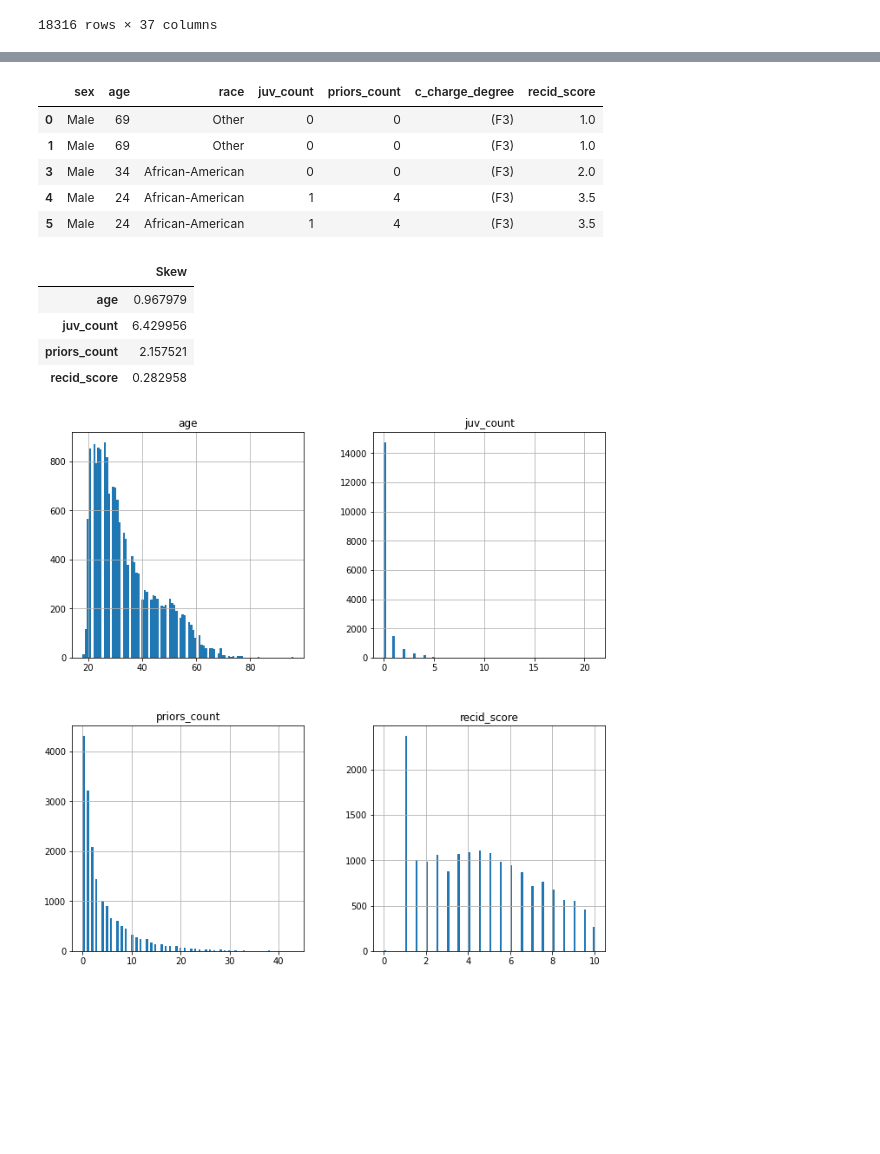
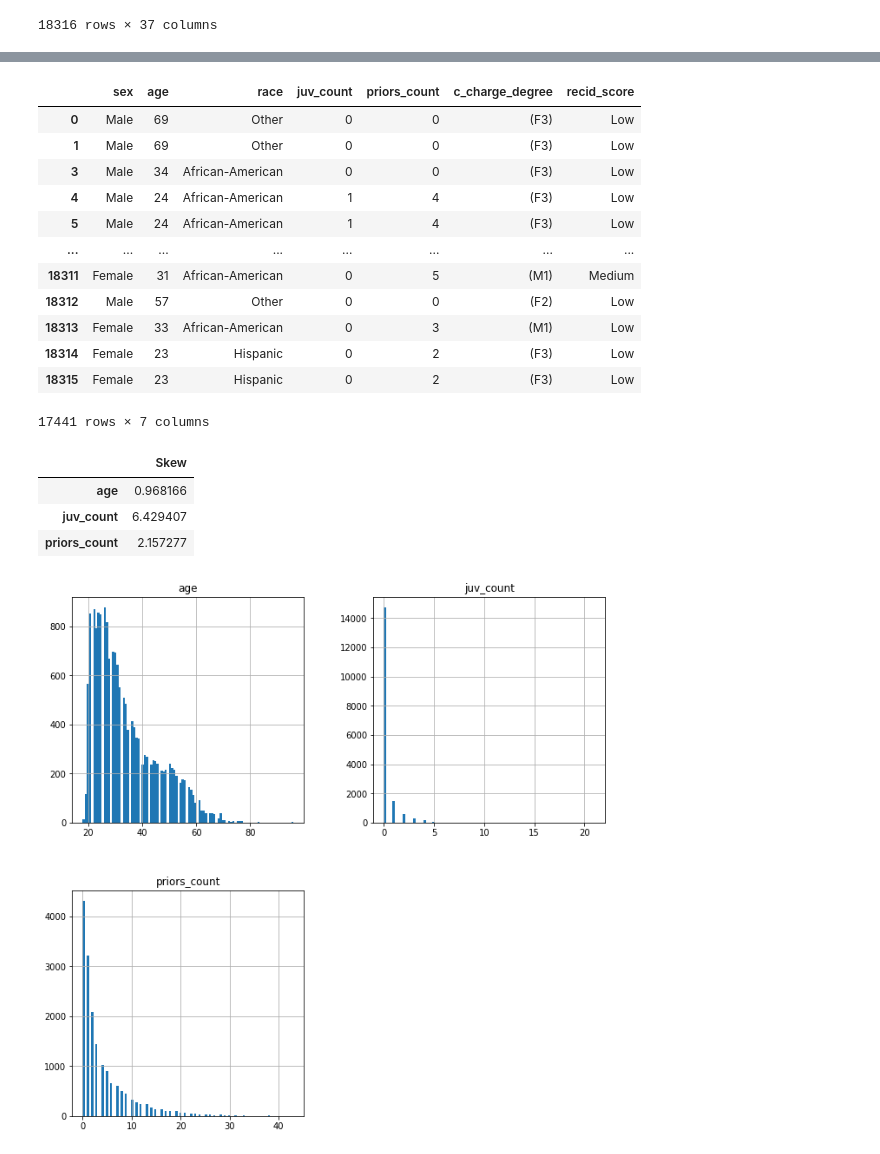
Before and after one commit to bintualkassoum/bintualkassoum, a Jupyter notebook: CompasFairML.ipynb, the cells around one changed output, grey strips where cells are left out. Saved outputs shown, nothing was run; the diff lists cells and outputs as text; code cells hidden in the pictures; blank space fills up the shorter version.

```diff
--- a/CompasFairML.ipynb
+++ b/CompasFairML.ipynb
@@ -155,7 +198,7 @@ off_data['total_recid'] = total_recid
 # %%
 #Combine Decile and Violent Decile Scores (Target Variable)
 recid_score = (off_data['decile_score'] + off_data['v_decile_score']) / 2
-off_data['recid_score'] = recid_score
+off_data['recid_score'] = recid_score.astype(int)
 
 off_data.head()
 # %% [output]
@@ -167,0 +212,7 @@ off_data.head()
+# %%
+#Data Cleaning - Feature Engineer Recid Scores
+r = [0,4,7,10]
+g = ['Low','Medium','High']
+off_data['recid_score'] = pd.cut(off_data['recid_score'], bins = r, labels = g)
+
+off_data
@@ -168,23 +233,30 @@ off_data.head()
 # %%
 #Final Data Cleaning
 
 column_names = ['sex', 'age', 'race', 'juv_count', 'priors_count',
                 'c_charge_degree', 'recid_score']
 data = pd.DataFrame(off_data, columns=column_names)
 
 data.loc[data['recid_score'] == -1]
 data = data.drop([900, 1269, 1270, 5018, 13669, 17695])
 
 data = data.dropna()
 
-data.head()
+data
 # %% [output]
 |  | sex | age | race | juv_count | priors_count | c_charge_degree | recid_score |
-| 0 | Male | 69 | Other | 0 | 0 | (F3) | 1.0 |
-| 1 | Male | 69 | Other | 0 | 0 | (F3) | 1.0 |
-| 3 | Male | 34 | African-American | 0 | 0 | (F3) | 2.0 |
-| 4 | Male | 24 | African-American | 1 | 4 | (F3) | 3.5 |
-| 5 | Male | 24 | African-American | 1 | 4 | (F3) | 3.5 |
+| 0 | Male | 69 | Other | 0 | 0 | (F3) | Low |
+| 1 | Male | 69 | Other | 0 | 0 | (F3) | Low |
+| 3 | Male | 34 | African-American | 0 | 0 | (F3) | Low |
+| 4 | Male | 24 | African-American | 1 | 4 | (F3) | Low |
+| 5 | Male | 24 | African-American | 1 | 4 | (F3) | Low |
+| ... | ... | ... | ... | ... | ... | ... | ... |
+| 18311 | Female | 31 | African-American | 0 | 5 | (M1) | Medium |
+| 18312 | Male | 57 | Other | 0 | 0 | (F2) | Low |
+| 18313 | Female | 33 | African-American | 0 | 3 | (M1) | Low |
+| 18314 | Female | 23 | Hispanic | 0 | 2 | (F3) | Low |
+| 18315 | Female | 23 | Hispanic | 0 | 2 | (F3) | Low |
+17441 rows × 7 columns
 # %%
 #Exploratory Data Analysis
 data_num = data[['age', 'juv_count', 'priors_count', 'recid_score']]
@@ -199,11 +271,10 @@ skew = data.skew()
 pd.DataFrame(data = skew, columns=['Skew'])
 # %% [output]
 |  | Skew |
-| age | 0.967979 |
-| juv_count | 6.429956 |
-| priors_count | 2.157521 |
-| recid_score | 0.282958 |
+| age | 0.968166 |
+| juv_count | 6.429407 |
+| priors_count | 2.157277 |
-[figure, old version]
+[figure, new version]
 # %%
 #Pivot Tables for Categorical Variables
 print(pd.pivot_table(data, index = 'recid_score', columns = 'sex', values = 'age', aggfunc = 'count'))
```
Also changed, not shown: parts of 29 cells of this notebook.
